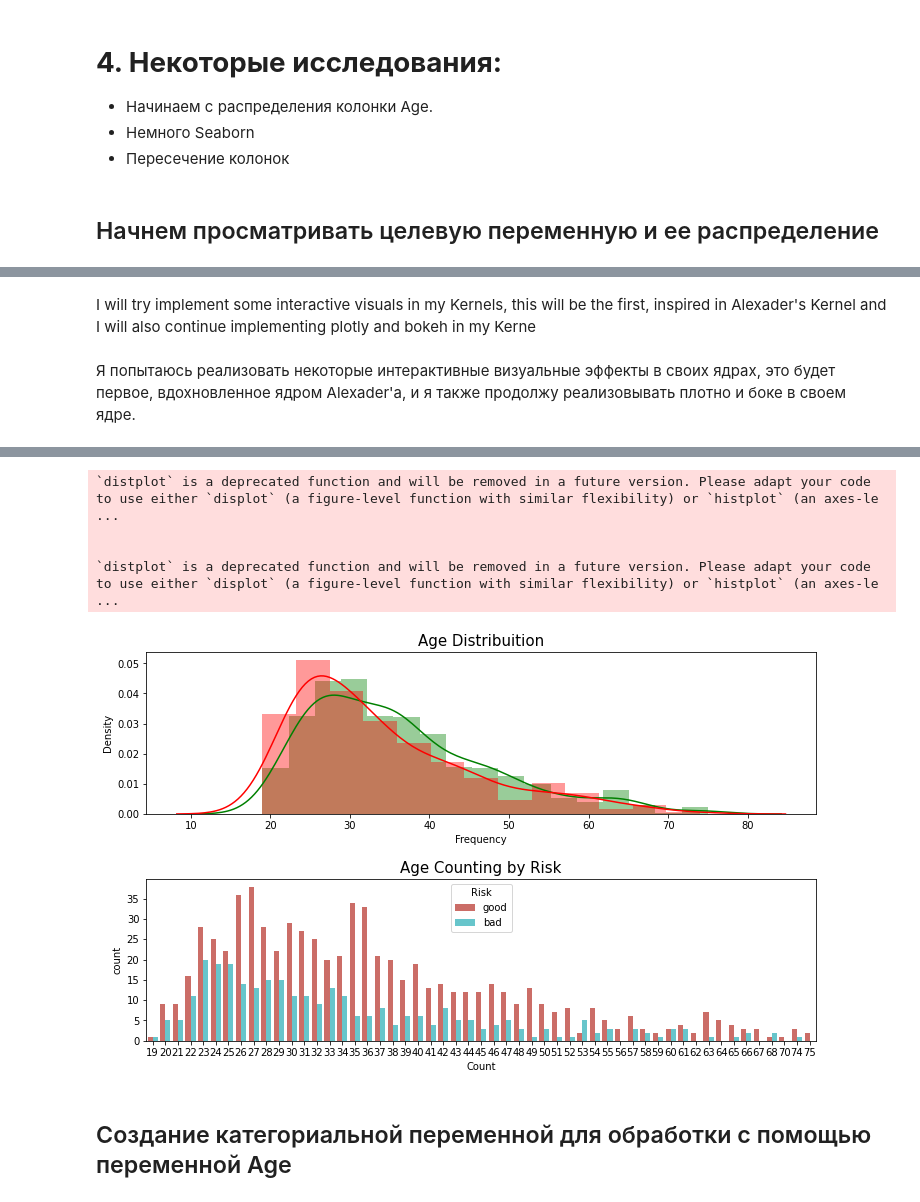
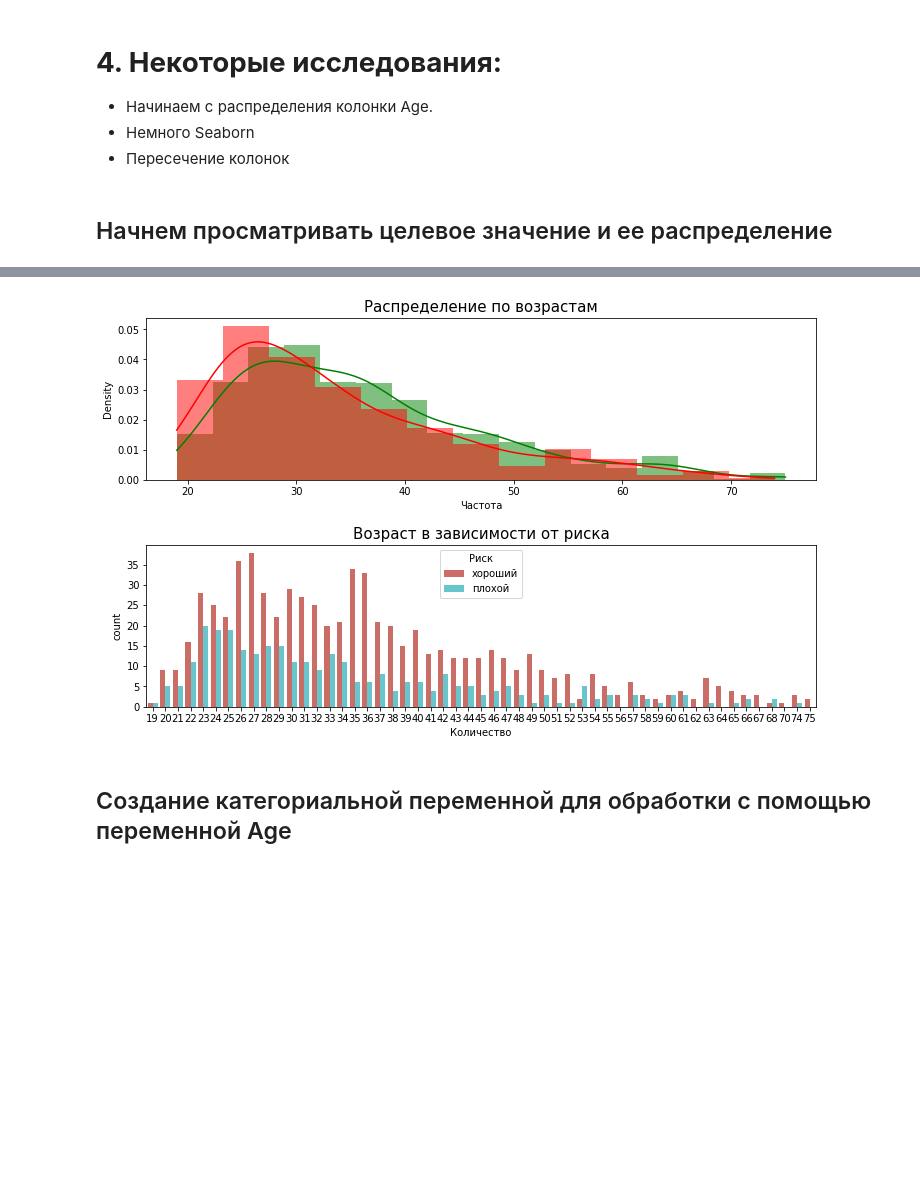
Before and after one commit to AygulKhabibullina/studying, a Jupyter notebook: Кредитный_скоринг.ipynb, the cells around one changed output, grey strips where cells are left out. Cells and saved outputs as stored; diff of their text form; code cells hidden in the pictures; blank space fills up the shorter version.

```diff
--- a/Кредитный_скоринг.ipynb
+++ b/Кредитный_скоринг.ipynb
@@ -160,5 +184,5 @@ dtype: int64
 - Немного Seaborn
 - Пересечение колонок
 # %% [markdown]
-<h2> Начнем просматривать целевую переменную и ее распределение </h2>
+<h2> Начнем просматривать целевое значение и ее распределение </h2>
 # %%
@@ -203,8 +236,4 @@ fig.show(renderer='colab')
 #py.iplot(fig, filename='grouped-bar')
 # %% [output]
 [interactive output not drawn]
-# %% [markdown]
-I will try implement some interactive visuals in my Kernels, this will be the first, inspired in Alexader's Kernel and I will also continue implementing plotly and bokeh in my Kerne
-# %% [markdown]
-Я попытаюсь реализовать некоторые интерактивные визуальные эффекты в своих ядрах, это будет первое, вдохновленное ядром Alexader'а, и я также продолжу реализовывать плотно и боке в своем ядре.
 # %%
@@ -246,32 +276,34 @@ fig.show(renderer='colab')
 # %% [output]
 [interactive output not drawn]
 # %%
-df_good = df_credit[df_credit["Risk"] == 'good']
-df_bad = df_credit[df_credit["Risk"] == 'bad']
+df_good = df_credit[df_credit["Риск"] == 'хороший']
+df_bad = df_credit[df_credit["Риск"] == 'плохой']
 
+#plt.subplots() - это функция, которая возвращает кортеж, содержащий объект фигуры и осей
 fig, ax = plt.subplots(nrows=2, figsize=(12,8))
 plt.subplots_adjust(hspace = 0.4, top = 0.8)
 
-g1 = sns.distplot(df_good["Age"], ax=ax[0],
+g1 = sns.histplot(df_good["Возраст"], ax=ax[0], color="g", kde=True, stat="density", linewidth=0)
+g1 = sns.histplot(df_bad["Возраст"], ax=ax[0], color="r",  kde=True, stat="density", linewidth=0)
+
+'''
+g1 = sns.distplot(df_good["Возраст"], ax=ax[0],
              color="g")
-g1 = sns.distplot(df_bad["Age"], ax=ax[0],
+g1 = sns.distplot(df_bad["Возраст"], ax=ax[0],
              color='r')
-g1.set_title("Age Distribuition", fontsize=15)
-g1.set_xlabel("Age")
-g1.set_xlabel("Frequency")
+'''
+g1.set_title("Распределение по возрастам", fontsize=15)
+g1.set_xlabel("Возраст")
+g1.set_xlabel("Частота")
 
-g2 = sns.countplot(x="Age",data=df_credit,
+g2 = sns.countplot(x="Возраст",data=df_credit,
               palette="hls", ax=ax[1],
-              hue = "Risk")
-g2.set_title("Age Counting by Risk", fontsize=15)
-g2.set_xlabel("Age")
-g2.set_xlabel("Count")
+              hue = "Риск")
+g2.set_title("Возраст в зависимости от риска", fontsize=15)
+g2.set_xlabel("Возраст")
+g2.set_xlabel("Количество")
 plt.show()
 # %% [output]
-`distplot` is a deprecated function and will be removed in a future version. Please adapt your code to use either `displot` (a figure-level function with similar flexibility) or `histplot` (an axes-le ...
-
-
-`distplot` is a deprecated function and will be removed in a future version. Please adapt your code to use either `displot` (a figure-level function with similar flexibility) or `histplot` (an axes-le ...
-[figure, old version]
+[figure, new version]
 # %% [markdown]
 <h2>Создание категориальной переменной для обработки с помощью переменной Age </h2>
```
Also changed, not shown: parts of 153 cells of this notebook.
